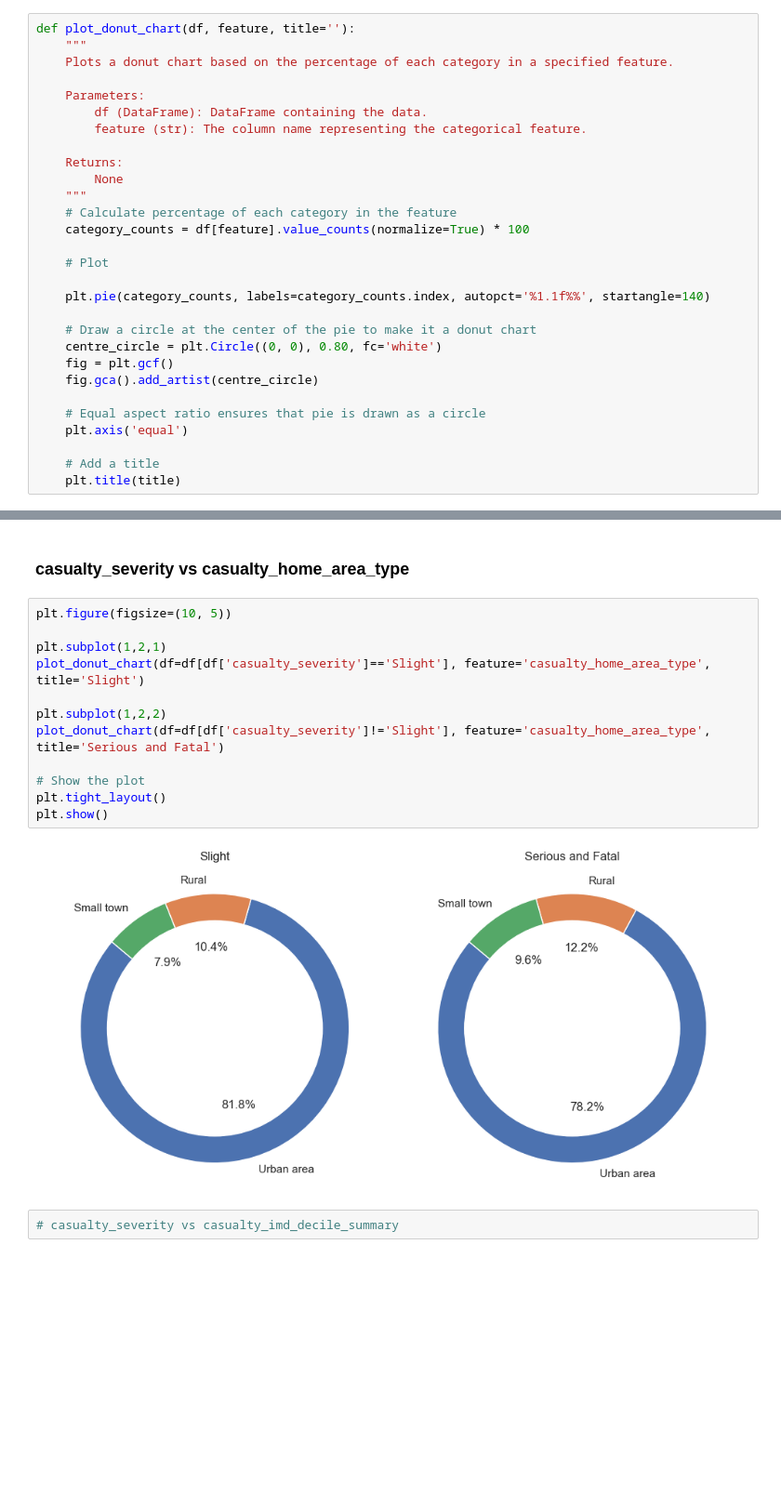
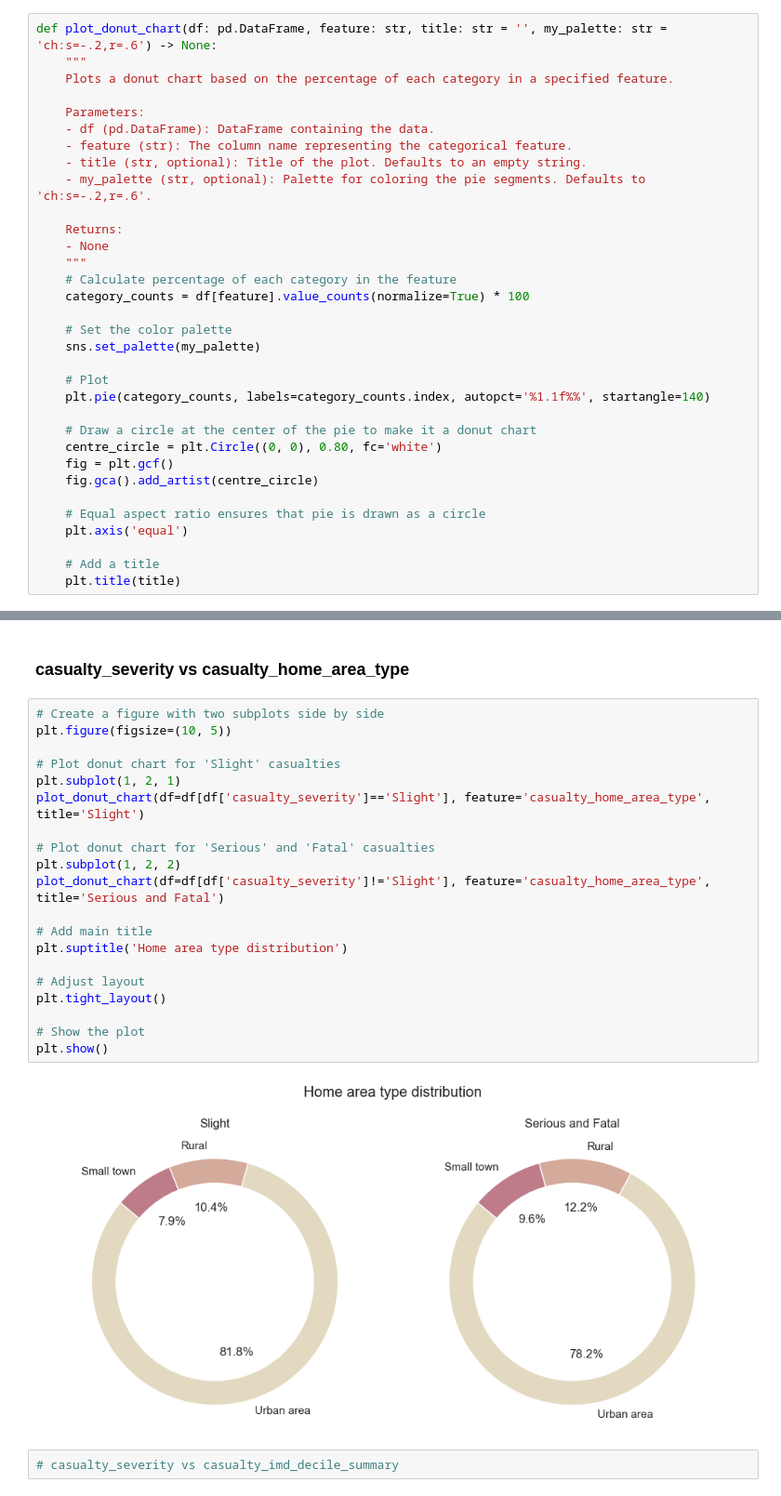
Before and after one commit to Milad-Tz/driving-accident-analysis, a Jupyter notebook: Analysis of Driving Accident Data-v3-new.ipynb, the cells around one changed output, grey strips where cells are left out. Shown at 93% size. Cells and saved outputs as stored; diff of their text form; blank space fills up the shorter version.

```diff
--- a/Analysis of Driving Accident Data-v3-new.ipynb
+++ b/Analysis of Driving Accident Data-v3-new.ipynb
@@ -1289,22 +1322,26 @@ def column_count_plot(df, column_name, my_palette, hue_column=None, title=''):
     # Show plot
     plt.show()
 # %%
-def plot_donut_chart(df, feature, title=''):
+def plot_donut_chart(df: pd.DataFrame, feature: str, title: str = '', my_palette: str = 'ch:s=-.2,r=.6') -> None:
     """
     Plots a donut chart based on the percentage of each category in a specified feature.
 
     Parameters:
-        df (DataFrame): DataFrame containing the data.
-        feature (str): The column name representing the categorical feature.
+    - df (pd.DataFrame): DataFrame containing the data.
+    - feature (str): The column name representing the categorical feature.
+    - title (str, optional): Title of the plot. Defaults to an empty string.
+    - my_palette (str, optional): Palette for coloring the pie segments. Defaults to 'ch:s=-.2,r=.6'.
 
     Returns:
-        None
+    - None
     """
     # Calculate percentage of each category in the feature
     category_counts = df[feature].value_counts(normalize=True) * 100
 
+    # Set the color palette
+    sns.set_palette(my_palette)
+
     # Plot
-
     plt.pie(category_counts, labels=category_counts.index, autopct='%1.1f%%', startangle=140)
 
     # Draw a circle at the center of the pie to make it a donut chart
@@ -1400,19 +1499,27 @@ plot_categorical_distribution(df=df, x_column='sex_of_casualty', hue_column='cas
 # %% [markdown]
 ### casualty_severity vs casualty_home_area_type
 # %%
+# Create a figure with two subplots side by side
 plt.figure(figsize=(10, 5))
 
-plt.subplot(1,2,1)
+# Plot donut chart for 'Slight' casualties
+plt.subplot(1, 2, 1)
 plot_donut_chart(df=df[df['casualty_severity']=='Slight'], feature='casualty_home_area_type', title='Slight')
 
-plt.subplot(1,2,2)
+# Plot donut chart for 'Serious' and 'Fatal' casualties
+plt.subplot(1, 2, 2)
 plot_donut_chart(df=df[df['casualty_severity']!='Slight'], feature='casualty_home_area_type', title='Serious and Fatal')
 
+# Add main title
+plt.suptitle('Home area type distribution')
+
+# Adjust layout
+plt.tight_layout()
+
 # Show the plot
-plt.tight_layout()
 plt.show()
 # %% [output]
-[figure, old version]
+[figure, new version]
 # %%
 # casualty_severity vs casualty_imd_decile_summary
 # %%
```
Also changed, not shown: parts of 61 cells of this notebook.
